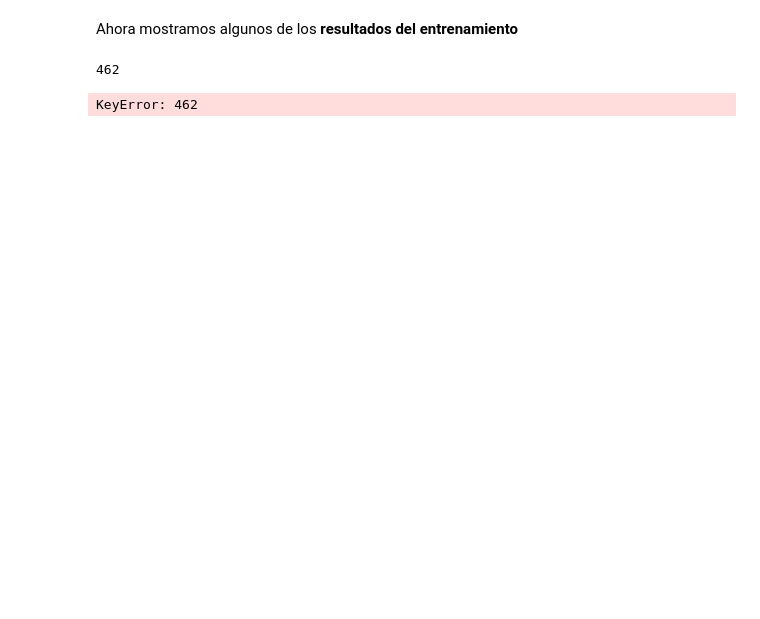
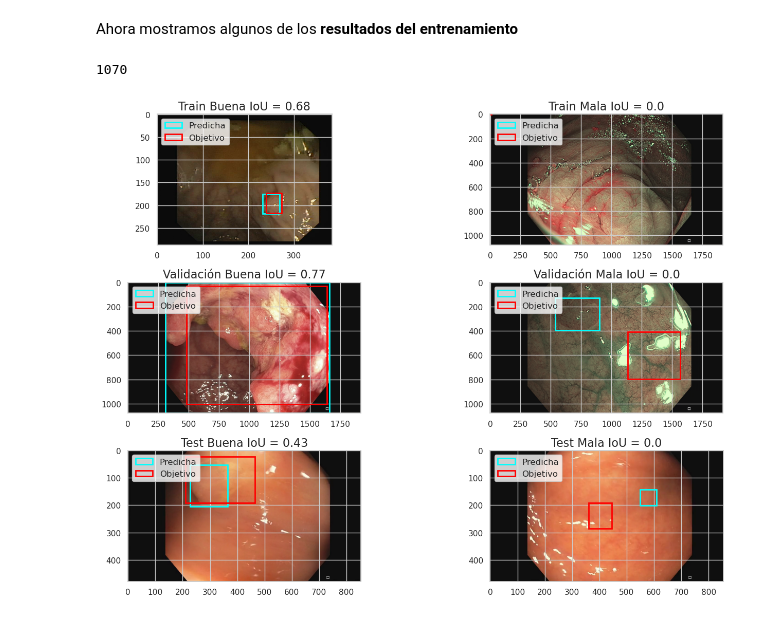
Before and after one commit to sprieton/deteccion_de_polipos_aplicando_ViT, a Jupyter notebook: src/ViT-Large/ViT-large_Piccolo+CVC.ipynb, the cells around one changed output. Cells and saved outputs as stored; diff of their text form; code cells hidden in the pictures; blank space fills up the shorter version.

```diff
--- a/src/ViT-Large/ViT-large_Piccolo+CVC.ipynb
+++ b/src/ViT-Large/ViT-large_Piccolo+CVC.ipynb
@@ -328,19 +341,65 @@ End of training!
 # %% [markdown]
 Ahora mostramos algunos de los **resultados del entrenamiento**
-# %%
-
-
-train_data, val_data, test_data = train_results["eval_data"]
-
-train_id = random.randint(0, len(train_data)-1)
-val_id = random.randint(0, len(val_data)-1)
-test_id = random.randint(0, len(test_data)-1)
-
-print(train_id)
-
-dt_Piccolo.show_image(train_id, pred_bbox=train_results[train_id])
-graph_utils.show_image(val_data[val_id])
-graph_utils.show_image(test_data[test_data])
-# %% [output]
-462
-KeyError: 462
+# %%
+import matplotlib.pyplot as plt
+
+train_data, val_data, test_data = train_results["eval_data"]
+
+num_rows = 3
+num_cols = 2
+
+# Creamos la figura con un número adecuado de subgráficos
+fig, axes = plt.subplots(num_rows, num_cols, figsize=(15, 10))
+
+IoU_up_th = 0.4
+IoU_down_th = 0.4
+
+# train (buena, mala), validación (buena, mala), test (buena, mala)
+selected_ids = [[0, 0], [0, 0], [0, 0]]
+
+# seleccionamos una imagen con buen resultado y mal resultado de cada spit
+for i, split_data in enumerate(train_results["eval_data"]):
+    found_img = False
+    # seleccionamos una imaǵen con buen resultado
+    while not found_img:
+        id = random.randint(0, len(split_data)-1)
+        if split_data[id]["IoU"] > IoU_up_th:
+            selected_ids[i][0] = id
+            found_img = True
+
+    # seleccionamos una imaǵen con mal resultado
+    found_img = False
+    while not found_img:
+        id = random.randint(0, len(split_data)-1)
+        if split_data[id]["IoU"] < IoU_down_th:
+            selected_ids[i][1] = id
+            found_img = True
+
+
+print(selected_ids[0][0])
+img_names = ["Train Buena", "Train Mala",
+             "Validación Buena", "Validación Mala",
+             "Test Buena", "Test Mala"]
+
+for i, split_ids in enumerate(selected_ids):
+    for j, id in enumerate(split_ids):
+        if i == 0:  # Train
+            eval_dict = train_data[id]
+        elif i == 1:  # Validación
+            eval_dict = val_data[id]
+        else:  # Test
+            eval_dict = test_data[id]
+
+        # Llamamos a la función para mostrar la imagen
+        graph_utils.show_image(eval_dict["image_path"], eval_dict["true_bbox"],
+                               pred_bbox=eval_dict["pred_bbox"],
+                               name=f"{img_names[i*2 + j]} IoU = {eval_dict["IoU"]:.2}",
+                               ax=axes[i, j])
+
+plt.tight_layout()
+
+# Mostramos el mosaico de imágenes
+plt.show()
+# %% [output]
+1070
+[figure, added]
```
Also changed, not shown: parts of 4 cells of this notebook, 9 other files.
